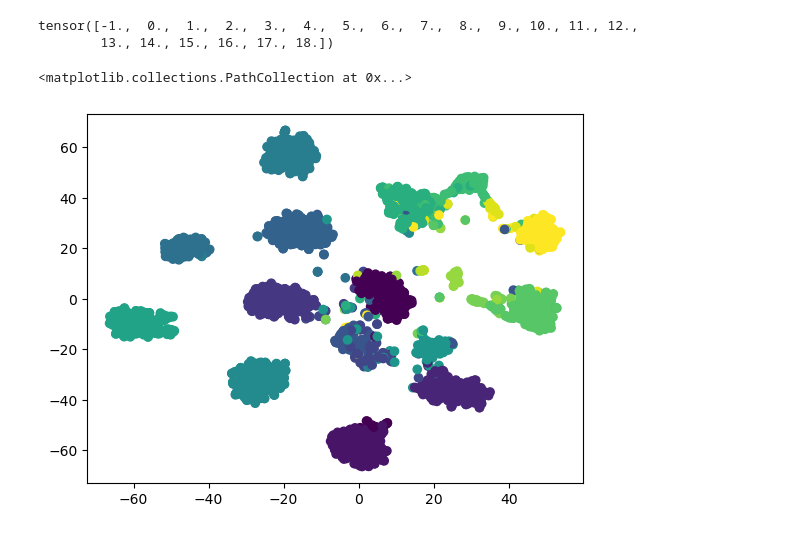
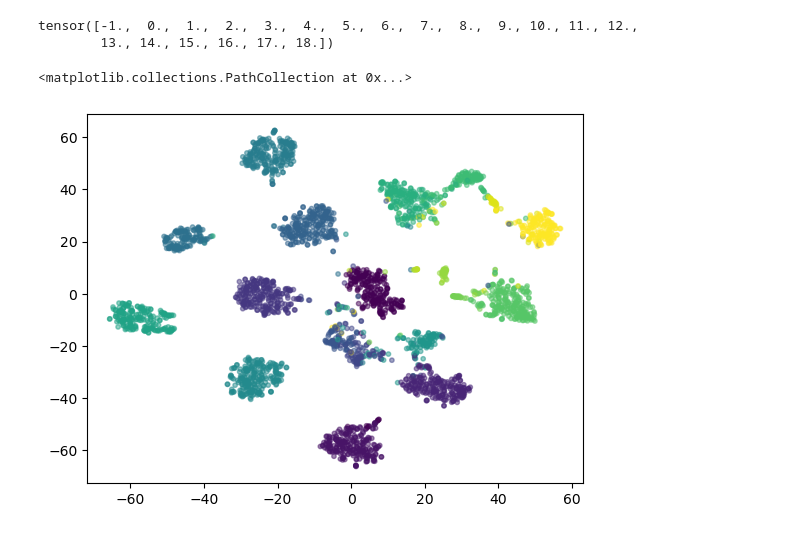
Before and after one commit to JDekun/openseg.pytorch, a Jupyter notebook: t-sne/main.ipynb, the cells around one changed output. Cells and saved outputs as stored; diff of their text form; code cells hidden in the pictures.

```diff
--- a/t-sne/main.ipynb
+++ b/t-sne/main.ipynb
@@ -41,10 +39,10 @@ C.unique()
 tensor([-1.,  0.,  1.,  2.,  3.,  4.,  5.,  6.,  7.,  8.,  9., 10., 11., 12.,
         13., 14., 15., 16., 17., 18.])
 # %%
-res=TSNE(n_components=2,init='pca').fit_transform(X.numpy())
-plt.scatter(res[:,0],res[:,1],c=C.numpy())
+res0=TSNE(n_components=2,init='pca').fit_transform(X.numpy())
+plt.scatter(res0[:,0],res0[:,1],c=C.numpy(),s=10,alpha=0.5)
 # %% [output]
 <matplotlib.collections.PathCollection at 0x...>
-[figure, old version]
+[figure, new version]
 # %%
 T=tsne.myTSNE(X)
```
Also changed, not shown: parts of 4 cells of this notebook, 5 other files.
